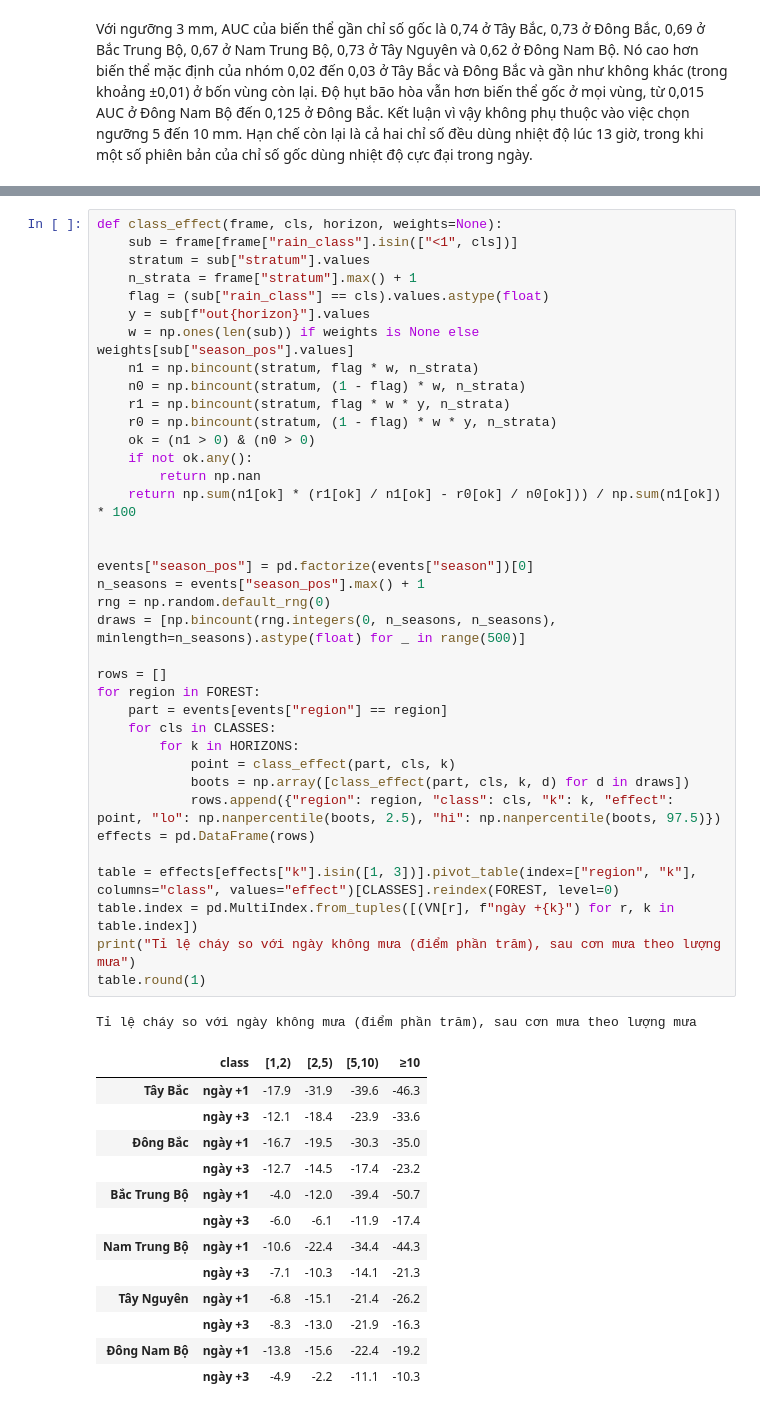
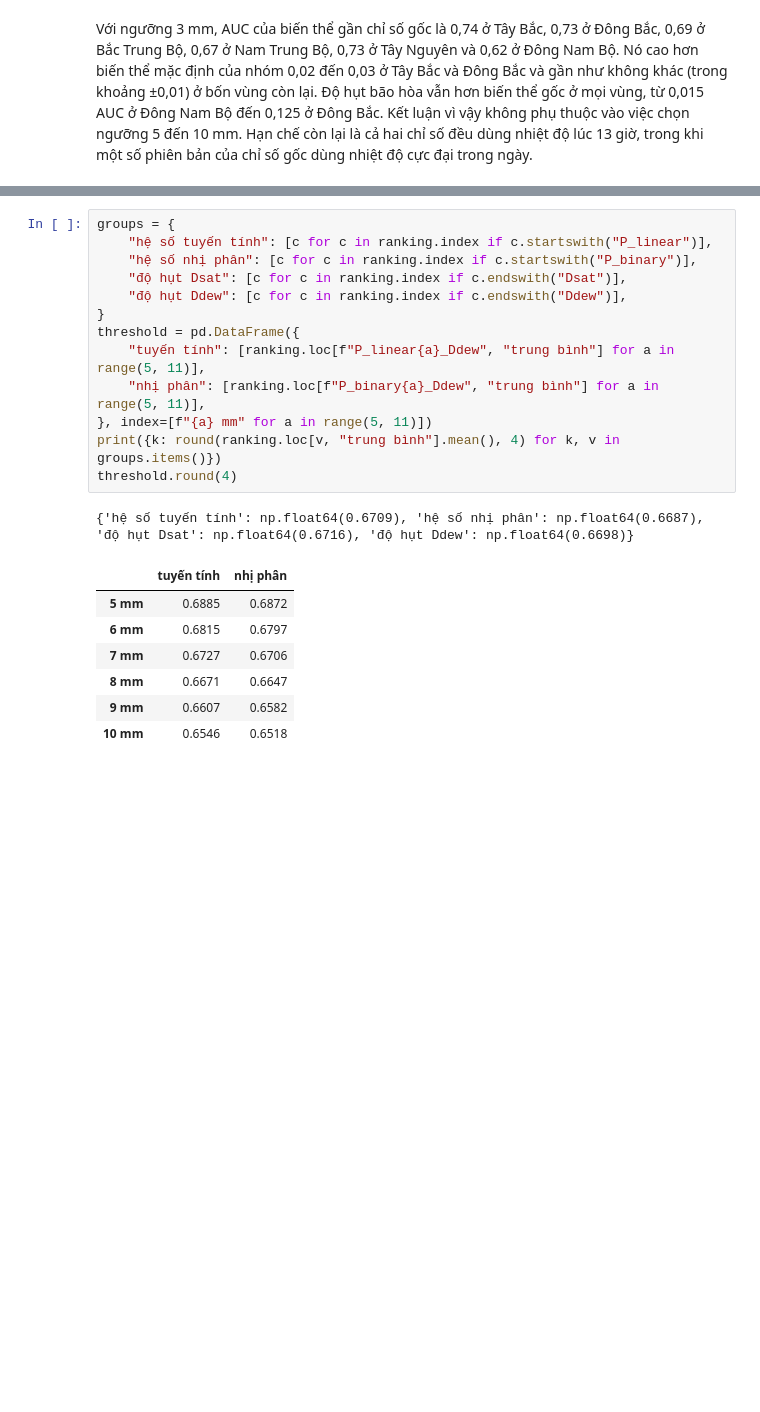
Before and after one commit to Vlus06/DA_DS111, a Jupyter notebook: notebooks/05_cau_chuyen.ipynb, the cells around one changed output, grey strips where cells are left out. Cells and saved outputs as stored; diff of their text form; blank space fills up the shorter version.

```diff
--- a/notebooks/05_cau_chuyen.ipynb
+++ b/notebooks/05_cau_chuyen.ipynb
@@ -212,52 +172,22 @@ Ngày mưa sau ba ngày khô: 38541
-# %%
-def class_effect(frame, cls, horizon, weights=None):
-    sub = frame[frame["rain_class"].isin(["<1", cls])]
-    stratum = sub["stratum"].values
-    n_strata = frame["stratum"].max() + 1
-    flag = (sub["rain_class"] == cls).values.astype(float)
-    y = sub[f"out{horizon}"].values
-    w = np.ones(len(sub)) if weights is None else weights[sub["season_pos"].values]
-    n1 = np.bincount(stratum, flag * w, n_strata)
-    n0 = np.bincount(stratum, (1 - flag) * w, n_strata)
-    r1 = np.bincount(stratum, flag * w * y, n_strata)
-    r0 = np.bincount(stratum, (1 - flag) * w * y, n_strata)
-    ok = (n1 > 0) & (n0 > 0)
-    if not ok.any():
-        return np.nan
-    return np.sum(n1[ok] * (r1[ok] / n1[ok] - r0[ok] / n0[ok])) / np.sum(n1[ok]) * 100
-
-
-events["season_pos"] = pd.factorize(events["season"])[0]
-n_seasons = events["season_pos"].max() + 1
-rng = np.random.default_rng(0)
-draws = [np.bincount(rng.integers(0, n_seasons, n_seasons), minlength=n_seasons).astype(float) for _ in range(500)]
-
-rows = []
-for region in FOREST:
-    part = events[events["region"] == region]
-    for cls in CLASSES:
-        for k in HORIZONS:
-            point = class_effect(part, cls, k)
-            boots = np.array([class_effect(part, cls, k, d) for d in draws])
-            rows.append({"region": region, "class": cls, "k": k, "effect": point, "lo": np.nanpercentile(boots, 2.5), "hi": np.nanpercentile(boots, 97.5)})
-effects = pd.DataFrame(rows)
-
-table = effects[effects["k"].isin([1, 3])].pivot_table(index=["region", "k"], columns="class", values="effect")[CLASSES].reindex(FOREST, level=0)
-table.index = pd.MultiIndex.from_tuples([(VN[r], f"ngày +{k}") for r, k in table.index])
-print("Tỉ lệ cháy so với ngày không mưa (điểm phần trăm), sau cơn mưa theo lượng mưa")
-table.round(1)
-# %% [output]
-Tỉ lệ cháy so với ngày không mưa (điểm phần trăm), sau cơn mưa theo lượng mưa
-|  | class | [1,2) | [2,5) | [5,10) | ≥10 |
-| Tây Bắc | ngày +1 | -17.9 | -31.9 | -39.6 | -46.3 |
-|  | ngày +3 | -12.1 | -18.4 | -23.9 | -33.6 |
-| Đông Bắc | ngày +1 | -16.7 | -19.5 | -30.3 | -35.0 |
-|  | ngày +3 | -12.7 | -14.5 | -17.4 | -23.2 |
-| Bắc Trung Bộ | ngày +1 | -4.0 | -12.0 | -39.4 | -50.7 |
-|  | ngày +3 | -6.0 | -6.1 | -11.9 | -17.4 |
-| Nam Trung Bộ | ngày +1 | -10.6 | -22.4 | -34.4 | -44.3 |
-|  | ngày +3 | -7.1 | -10.3 | -14.1 | -21.3 |
-| Tây Nguyên | ngày +1 | -6.8 | -15.1 | -21.4 | -26.2 |
-|  | ngày +3 | -8.3 | -13.0 | -21.9 | -16.3 |
-| Đông Nam Bộ | ngày +1 | -13.8 | -15.6 | -22.4 | -19.2 |
-|  | ngày +3 | -4.9 | -2.2 | -11.1 | -10.3 |
+# %%
+groups = {
+    "hệ số tuyến tính": [c for c in ranking.index if c.startswith("P_linear")],
+    "hệ số nhị phân": [c for c in ranking.index if c.startswith("P_binary")],
+    "độ hụt Dsat": [c for c in ranking.index if c.endswith("Dsat")],
+    "độ hụt Ddew": [c for c in ranking.index if c.endswith("Ddew")],
+}
+threshold = pd.DataFrame({
+    "tuyến tính": [ranking.loc[f"P_linear{a}_Ddew", "trung bình"] for a in range(5, 11)],
+    "nhị phân": [ranking.loc[f"P_binary{a}_Ddew", "trung bình"] for a in range(5, 11)],
+}, index=[f"{a} mm" for a in range(5, 11)])
+print({k: round(ranking.loc[v, "trung bình"].mean(), 4) for k, v in groups.items()})
+threshold.round(4)
+# %% [output]
+{'hệ số tuyến tính': np.float64(0.6709), 'hệ số nhị phân': np.float64(0.6687), 'độ hụt Dsat': np.float64(0.6716), 'độ hụt Ddew': np.float64(0.6698)}
+|  | tuyến tính | nhị phân |
+| 5 mm | 0.6885 | 0.6872 |
+| 6 mm | 0.6815 | 0.6797 |
+| 7 mm | 0.6727 | 0.6706 |
+| 8 mm | 0.6671 | 0.6647 |
+| 9 mm | 0.6607 | 0.6582 |
+| 10 mm | 0.6546 | 0.6518 |
```
Also changed, not shown: parts of 72 cells of this notebook, 2 other files.
